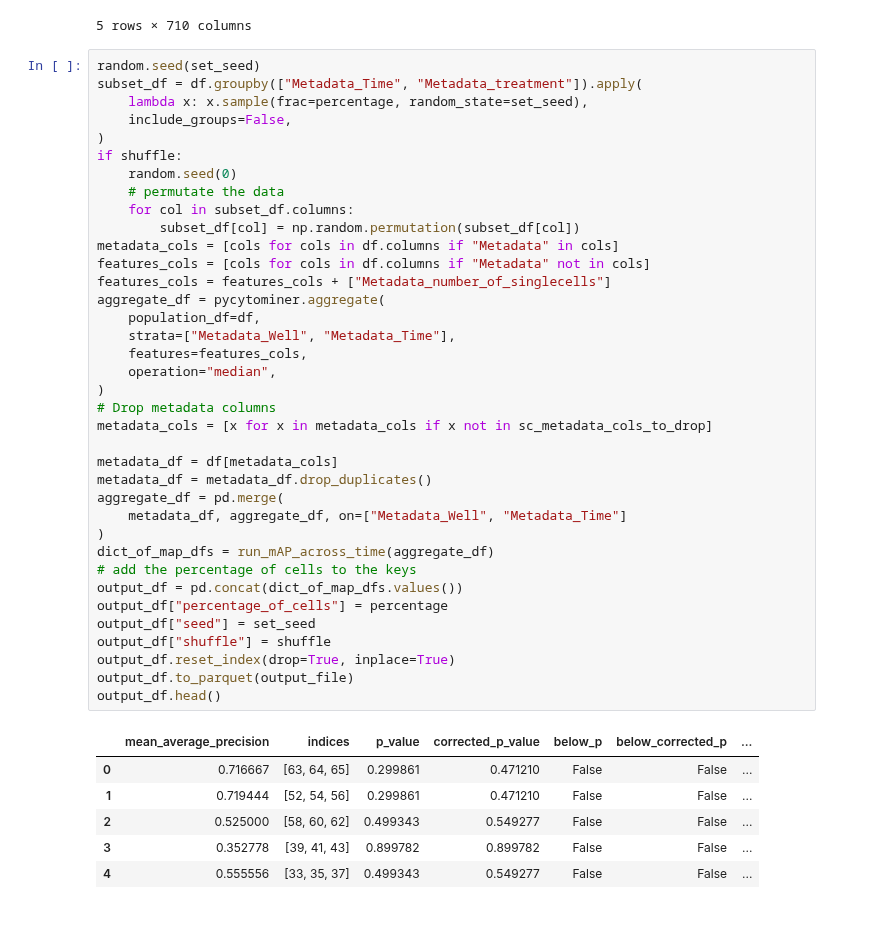
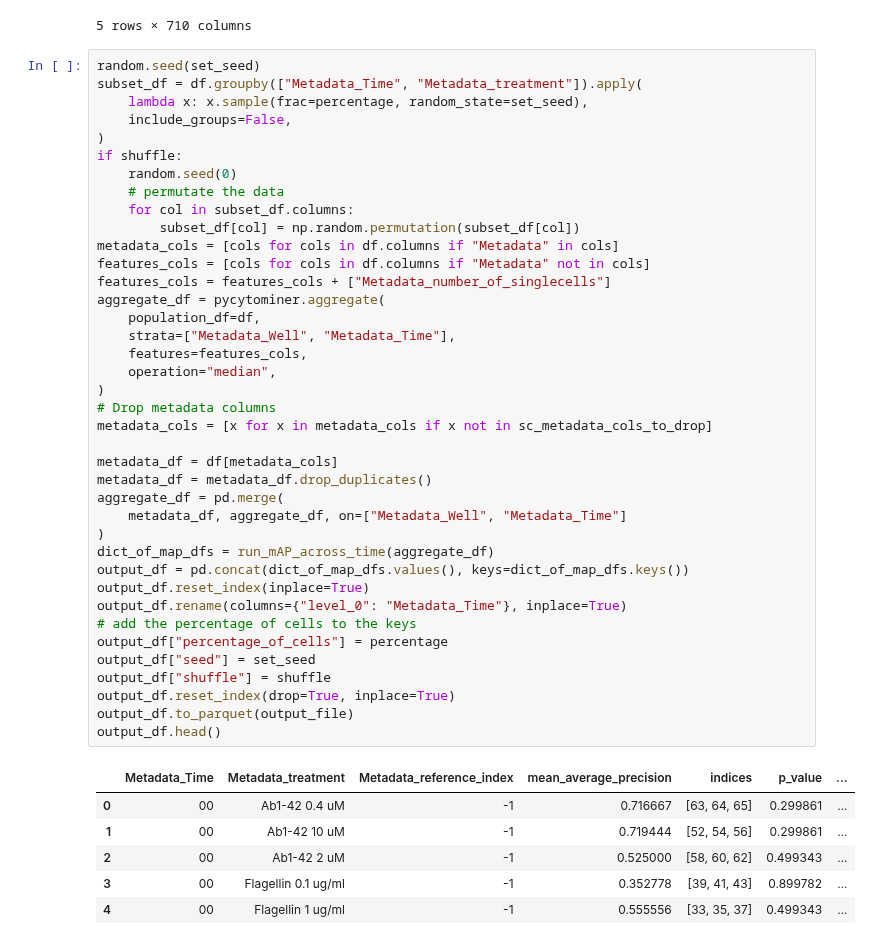
Before and after one commit to MikeLippincott/pyroptosis_live-cell_timelapse, a Jupyter notebook: Wave1_data/6.mAP_analysis/notebooks/2.run_map_on_percentages_of_cells.ipynb, the cells around one changed output. Saved outputs shown, nothing was run; the diff lists cells and outputs as text.

```diff
--- a/Wave1_data/6.mAP_analysis/notebooks/2.run_map_on_percentages_of_cells.ipynb
+++ b/Wave1_data/6.mAP_analysis/notebooks/2.run_map_on_percentages_of_cells.ipynb
@@ -153,37 +153,39 @@ if shuffle:
     random.seed(0)
     # permutate the data
     for col in subset_df.columns:
         subset_df[col] = np.random.permutation(subset_df[col])
 metadata_cols = [cols for cols in df.columns if "Metadata" in cols]
 features_cols = [cols for cols in df.columns if "Metadata" not in cols]
 features_cols = features_cols + ["Metadata_number_of_singlecells"]
 aggregate_df = pycytominer.aggregate(
     population_df=df,
     strata=["Metadata_Well", "Metadata_Time"],
     features=features_cols,
     operation="median",
 )
 # Drop metadata columns
 metadata_cols = [x for x in metadata_cols if x not in sc_metadata_cols_to_drop]
 
 metadata_df = df[metadata_cols]
 metadata_df = metadata_df.drop_duplicates()
 aggregate_df = pd.merge(
     metadata_df, aggregate_df, on=["Metadata_Well", "Metadata_Time"]
 )
 dict_of_map_dfs = run_mAP_across_time(aggregate_df)
+output_df = pd.concat(dict_of_map_dfs.values(), keys=dict_of_map_dfs.keys())
+output_df.reset_index(inplace=True)
+output_df.rename(columns={"level_0": "Metadata_Time"}, inplace=True)
 # add the percentage of cells to the keys
-output_df = pd.concat(dict_of_map_dfs.values())
 output_df["percentage_of_cells"] = percentage
 output_df["seed"] = set_seed
 output_df["shuffle"] = shuffle
 output_df.reset_index(drop=True, inplace=True)
 output_df.to_parquet(output_file)
 output_df.head()
 # %% [output]
-|  | mean_average_precision | indices | p_value | corrected_p_value | below_p | below_corrected_p | ... |
-| 0 | 0.716667 | [63, 64, 65] | 0.299861 | 0.471210 | False | False | ... |
-| 1 | 0.719444 | [52, 54, 56] | 0.299861 | 0.471210 | False | False | ... |
-| 2 | 0.525000 | [58, 60, 62] | 0.499343 | 0.549277 | False | False | ... |
-| 3 | 0.352778 | [39, 41, 43] | 0.899782 | 0.899782 | False | False | ... |
-| 4 | 0.555556 | [33, 35, 37] | 0.499343 | 0.549277 | False | False | ... |
+|  | Metadata_Time | Metadata_treatment | Metadata_reference_index | mean_average_precision | indices | p_value | ... |
+| 0 | 00 | Ab1-42 0.4 uM | -1 | 0.716667 | [63, 64, 65] | 0.299861 | ... |
+| 1 | 00 | Ab1-42 10 uM | -1 | 0.719444 | [52, 54, 56] | 0.299861 | ... |
+| 2 | 00 | Ab1-42 2 uM | -1 | 0.525000 | [58, 60, 62] | 0.499343 | ... |
+| 3 | 00 | Flagellin 0.1 ug/ml | -1 | 0.352778 | [39, 41, 43] | 0.899782 | ... |
+| 4 | 00 | Flagellin 1 ug/ml | -1 | 0.555556 | [33, 35, 37] | 0.499343 | ... |
```
Also changed, not shown: 4 other files.
